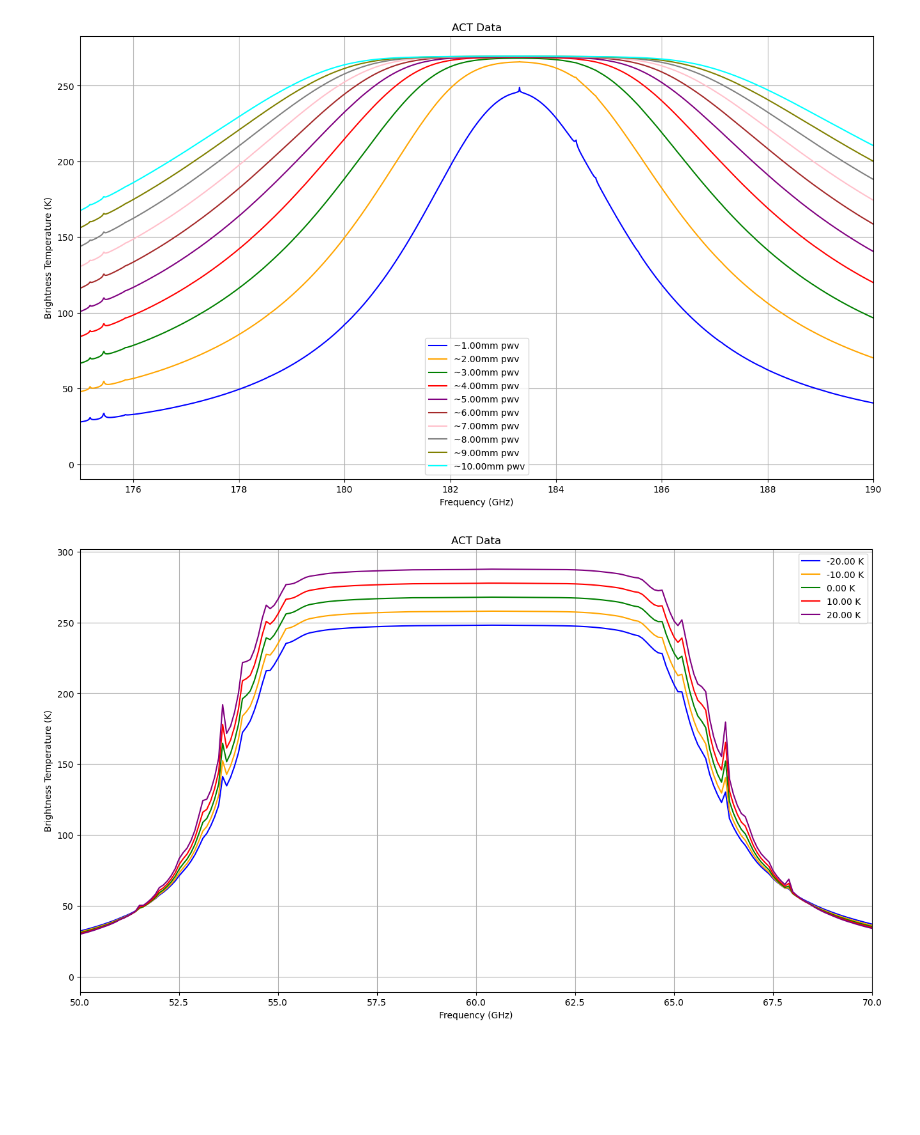
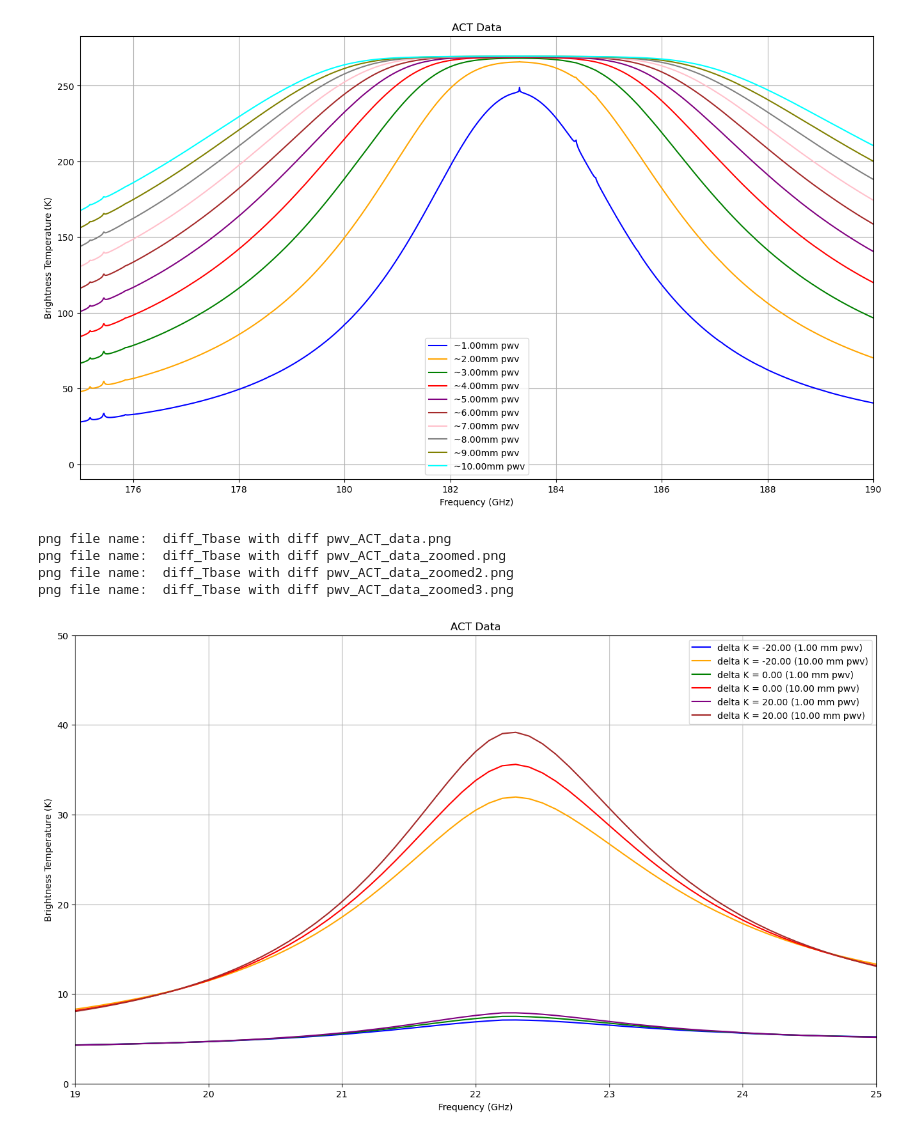
Before and after one commit to ReChen33/252Sum, a Jupyter notebook: Code/ACT/LaS.ipynb, the cells around one changed output. Drawn from its saved outputs; the diff is of its cells as text; code cells hidden in the pictures; blank space fills up the shorter version.

Commit message:
add diff PWV to diff T

```diff
--- a/Code/ACT/LaS.ipynb
+++ b/Code/ACT/LaS.ipynb
@@ -69,6 +69,29 @@ import matplotlib.pyplot as plt
 import numpy as np
 from astropy import units as u
 import os
+
+def save_figure(name):
+
+    #save the figures into folder results
+    os.makedirs("results", exist_ok=True)
+    fig1.savefig(os.path.join("results", f"{name}_ACT_data.png"), dpi=300)
+    fig1.savefig(os.path.join("results", f"{name}_ACT_data.pdf"))
+    print("png file name: ", f"{name}_ACT_data.png")
+    ax1.set_xlim(175, 190)
+    fig1.savefig(os.path.join("results", f"{name}_ACT_data_zoomed.png"), dpi=300)
+    fig1.savefig(os.path.join("results", f"{name}_ACT_data_zoomed.pdf"))
+    print("png file name: ", f"{name}_ACT_data_zoomed.png")
+    ax1.set_xlim(50, 70)
+    fig1.savefig(os.path.join("results", f"{name}_ACT_data_zoomed2.png"), dpi=300)
+    fig1.savefig(os.path.join("results", f"{name}_ACT_data_zoomed2.pdf"))
+    print("png file name: ", f"{name}_ACT_data_zoomed2.png")
+    ax1.set_xlim(19, 25)
+    ax1.set_ylim(0, 50)
+    fig1.savefig(os.path.join("results", f"{name}_ACT_data_zoomed3.png"), dpi=300)
+    fig1.savefig(os.path.join("results", f"{name}_ACT_data_zoomed3.pdf"))
+    print("png file name: ", f"{name}_ACT_data_zoomed3.png")
+
+
 
 name = "diff_Tbase"
 #load the data
@@ -80,62 +103,50 @@ out_dict: Dict[str, Dict[str,list]] = {}
 
 for row in output_data:
 
-    if row[1] == 0:
-        key = f"{row[0]:.2f} K"
+    if row[-1] == 0:
+        key = f"delta K = {row[0]:.2f} ({row[1]:.2f} mm pwv)"
         out_dict[key] = {}
 
-
-    elif row[1] != 0:
+    elif row[-1] != 0:
         #add the frequency and brightness temperature to the dictionary
         #key = f"{row[0]:.2f}mm pwv"
         if "frequencies" not in out_dict[key]:
             out_dict[key]["frequencies"] = []
+            out_dict[key]["transmittance"] = []
             out_dict[key]["brightness_temperature"] = []
         out_dict[key]["frequencies"].append(row[0])
-        out_dict[key]["brightness_temperature"].append(row[1])
+        out_dict[key]["transmittance"].append(row[1])
+        out_dict[key]["brightness_temperature"].append(row[2])
 
 
 #print(out_dict)
 
 # fre = output_data[:, 0] * u.GHz
 # Tb = output_data[:, 1] * u.K
 
 colors = ['blue', 'orange', 'green', 'red', 'purple', 'brown', 'pink', 'gray', 'olive', 'cyan']
 
 # fig0,ax0 = plt.subplots(figsize=(16, 9))
 fig1,ax1 = plt.subplots(figsize=(16, 9))
 
 for key in out_dict:
     fre = np.array(out_dict[key]["frequencies"]) * u.GHz
     Tb = np.array(out_dict[key]["brightness_temperature"]) * u.K
 
     #plot the data
 
     ax1.plot(fre.value, Tb.value, label=f"{key}", color=colors.pop(0))
     ax1.set_xlabel('Frequency (GHz)')
     ax1.set_ylabel('Brightness Temperature (K)')
     ax1.set_title('ACT Data')
     ax1.grid(True)
     ax1.legend()
 
-def save_figure():
-
-    #save the figures into folder results
-    os.makedirs("results", exist_ok=True)
-    fig1.savefig(os.path.join("results", f"{name}_ACT_data.png"), dpi=300)
-    fig1.savefig(os.path.join("results", f"{name}_ACT_data.pdf"))
-    #print("png file name: ", f"{name}_ACT_data.png")
-    ax1.set_xlim(175, 190)
-    fig1.savefig(os.path.join("results", f"{name}_ACT_data_zoomed.png"), dpi=300)
-    fig1.savefig(os.path.join("results", f"{name}_ACT_data_zoomed.pdf"))
-    #print("png file name: ", f"{name}_ACT_data_zoomed.png")
-    ax1.set_xlim(50, 70)
-    fig1.savefig(os.path.join("results", f"{name}_ACT_data_zoomed2.png"), dpi=300)
-    fig1.savefig(os.path.join("results", f"{name}_ACT_data_zoomed2.pdf"))
-    #print("png file name: ", f"{name}_ACT_data_zoomed2.png")
-
-#save_figure()
-ax1.set_xlim(50, 70)
+save_figure(name+" with diff pwv")
 plt.show()
 # %% [output]
+png file name:  diff_Tbase with diff pwv_ACT_data.png
+png file name:  diff_Tbase with diff pwv_ACT_data_zoomed.png
+png file name:  diff_Tbase with diff pwv_ACT_data_zoomed2.png
+png file name:  diff_Tbase with diff pwv_ACT_data_zoomed3.png
-[figure, old version]
+[figure, new version]
```
Also changed, not shown: 54 other files.
